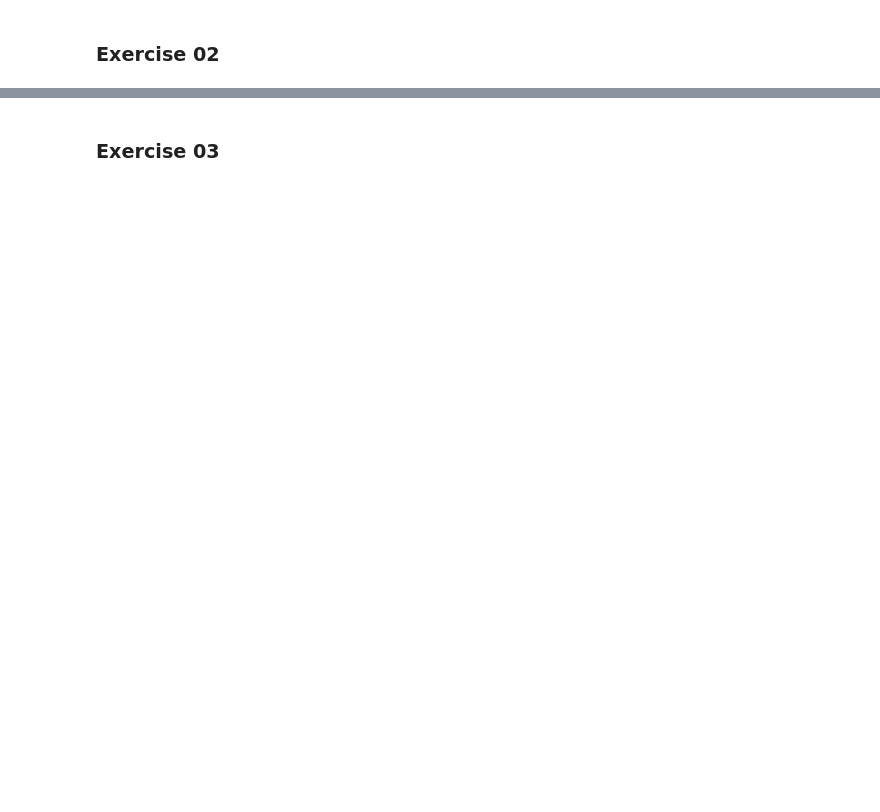
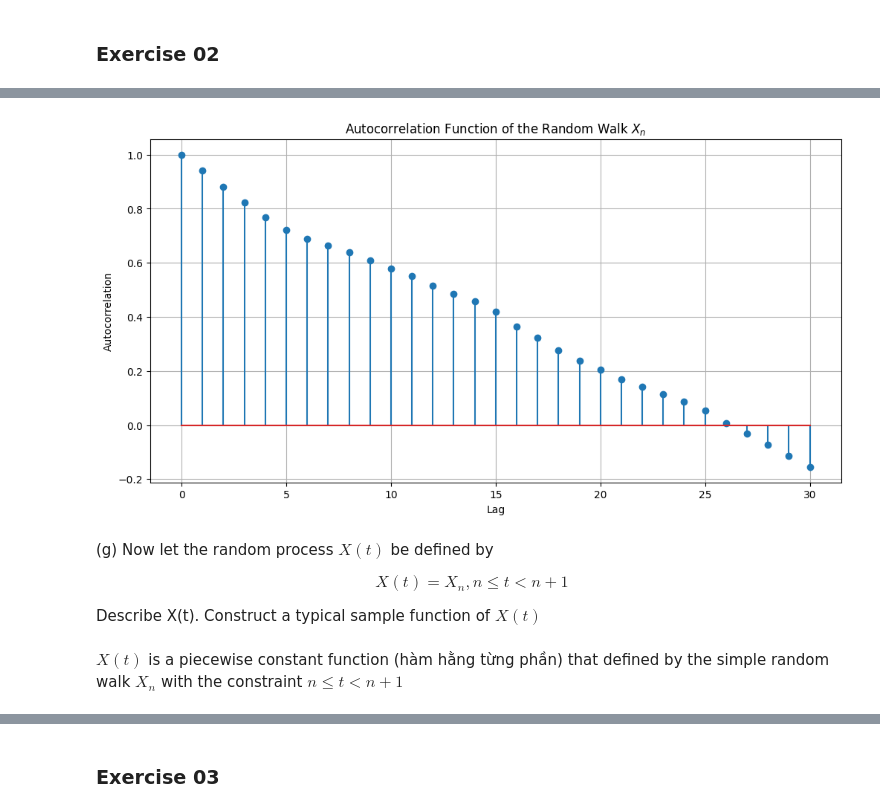
Before and after one commit to lnhutnam/MTT012, a Jupyter notebook: HCMUS_MTT012_StochasticProcess/HW_A1.ipynb, the cells around one changed output, grey strips where cells are left out. Saved outputs shown, nothing was run; the diff lists cells and outputs as text; code cells hidden in the pictures; blank space fills up the shorter version.

```diff
--- a/HCMUS_MTT012_StochasticProcess/HW_A1.ipynb
+++ b/HCMUS_MTT012_StochasticProcess/HW_A1.ipynb
@@ -73,0 +236,31 @@ probabilities  # Output the probabilities of each outcome
+# %%
+def autocorrelation(x, lag):
+    n = len(x)
+    mean_x = np.mean(x)
+    autocorr = np.sum((x[:n-lag] - mean_x) * (x[lag:] - mean_x)) / np.sum((x - mean_x) ** 2)
+    return autocorr
+# %%
+# Compute autocorrelation values for lags from 0 to max_lag
+max_lag = 30
+autocorr_values = [autocorrelation(X_n, lag) for lag in range(max_lag + 1)]
+
+# Visualizing the autocorrelation function
+plt.figure(figsize=(12, 6))
+plt.stem(range(max_lag + 1), autocorr_values)
+plt.title('Autocorrelation Function of the Random Walk $X_n$')
+plt.xlabel('Lag')
+plt.ylabel('Autocorrelation')
+plt.grid(True)
+plt.show()
+# %% [output]
+[figure, added]
+# %% [markdown]
+(g) Now let the random process $X(t)$ be defined by
+
+$$
+X(t) = X_n, n \leq t < n + 1
+$$
+
+Describe X(t). Construct a typical sample function of $X(t)$
+# %% [markdown]
+$X(t)$ is a piecewise constant function (hàm hằng từng phần) that defined by the simple random walk $X_n$ with the constraint $n \leq t < n + 1$
```
Also changed, not shown: parts of 61 cells of this notebook, 8 other files.
